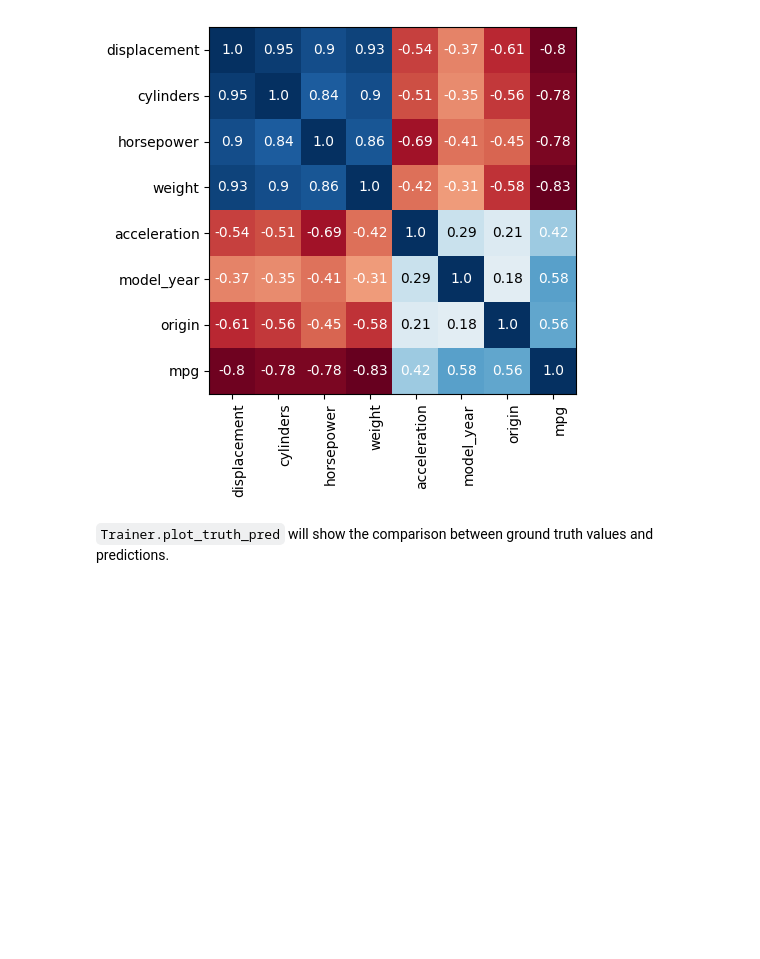
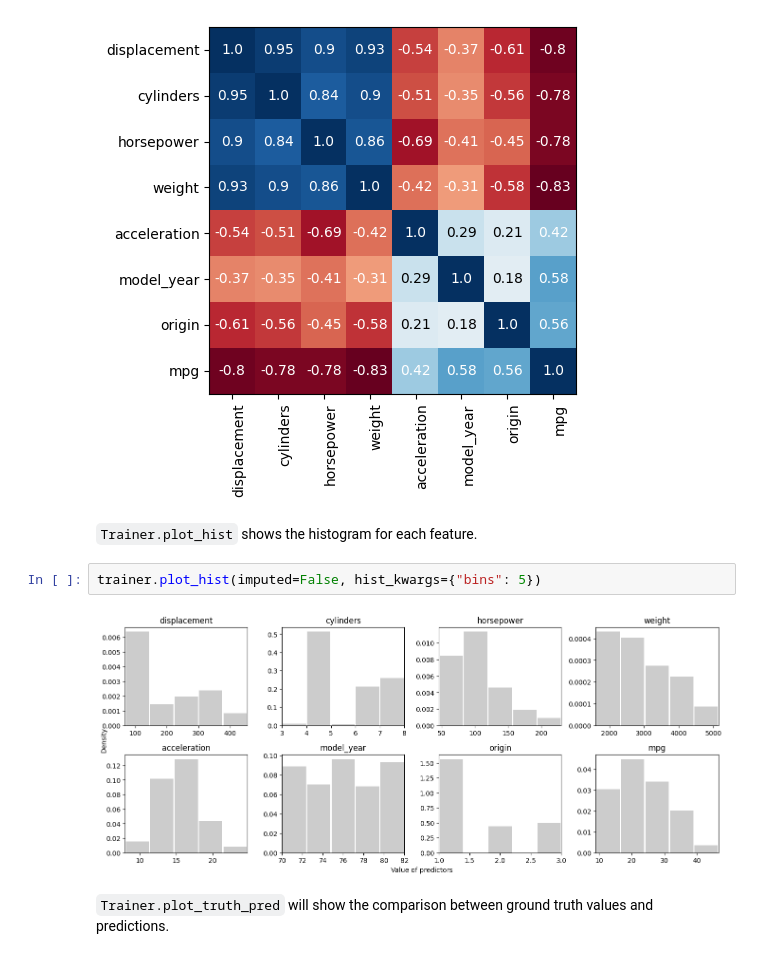
Before and after one commit to Luwen-Zhang/tabular_ensemble, a Jupyter notebook: docs/source/examples/get_started/plotting.ipynb, the cells around one changed output. Cells and saved outputs as stored; diff of their text form; blank space fills up the shorter version.

```diff
--- a/docs/source/examples/get_started/plotting.ipynb
+++ b/docs/source/examples/get_started/plotting.ipynb
@@ -86,6 +86,12 @@ trainer.plot_pairplot(pairplot_kwargs=dict(height=1))
 trainer.plot_corr(imputed=True, figure_kwargs=dict(figsize=(5, 5)), imshow_kwargs=dict(cmap="RdBu"))
 # %% [output]
 [figure]
+# %% [markdown]
+`Trainer.plot_hist` shows the histogram for each feature.
+# %%
+trainer.plot_hist(imputed=False, hist_kwargs={"bins": 5})
+# %% [output]
+[figure, added]
 # %% [markdown]
 `Trainer.plot_truth_pred` will show the comparison between ground truth values and predictions.
 # %%
```
Also changed, not shown: parts of 1 cell of this notebook.
